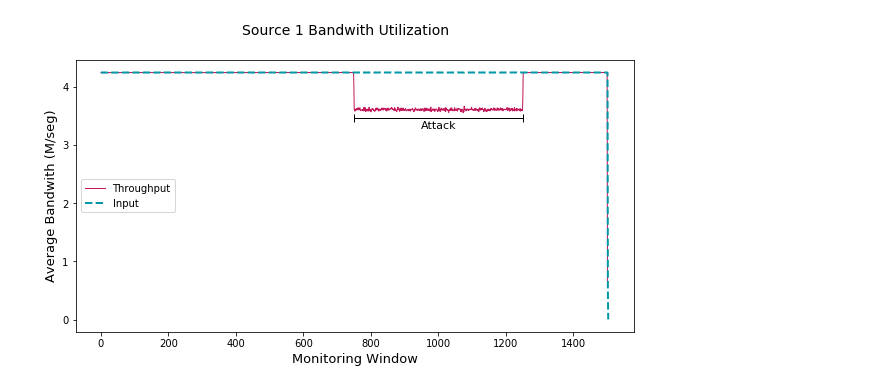
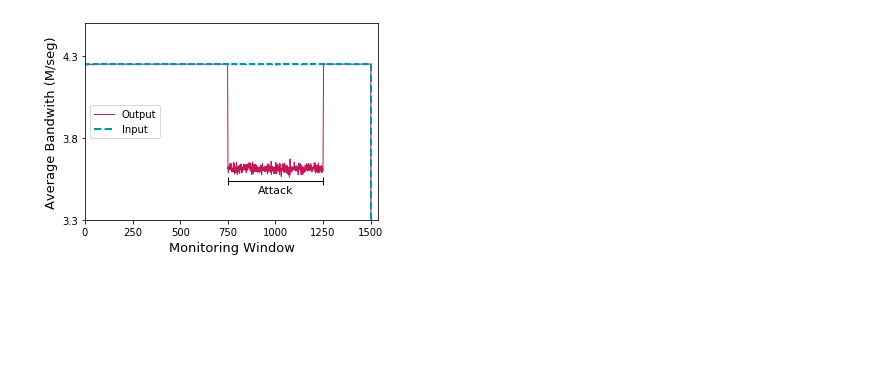
Before and after one commit to andreyqg/ddosmitigation, a Jupyter notebook: scripts/calibrateddosd/Bandwith Usage.ipynb, the cells around one changed output. Cells and saved outputs as stored; diff of their text form; code cells hidden in the pictures; blank space fills up the shorter version.

```diff
--- a/scripts/calibrateddosd/Bandwith Usage.ipynb
+++ b/scripts/calibrateddosd/Bandwith Usage.ipynb
@@ -80,27 +94,32 @@ plt.savefig('bandwith21.pdf')
 # %%
 import pandas as pd
 import matplotlib.pyplot as plt
 import csv
 import numpy as np
 
 ### Statistics each 327 seconds, corresponding to 1 observation window ###
 
 ### Statistics per observation window ### SW11
 stats11entry = pd.read_csv("stats11entry.txt",delimiter='|',usecols=[3])
 stats11 = pd.read_csv("stats11.txt",delimiter='|',usecols=[3])
 
 
-plt.figure(figsize=(10, 5))
-plt.suptitle('Source 1 Bandwith Utilization', fontsize=14)
-plt.plot(stats11/100000,color='#C2185B', lw=1,label='Throughput')
+plt.figure(figsize=(5, 3.5))
+#plt.suptitle('Source 1 Bandwith Utilization', fontsize=14)
+plt.plot(stats11/100000,color='#C2185B', lw=1,label='Output')
 plt.plot(stats11entry/100000,color='#0097A7',lw=2,linestyle='--', label='Input')
 
-plt.errorbar((1000,),(3.46,), xerr=251, ecolor='black', linestyle='-.',  mew=1,capsize=4, label=None, lw=1)
-plt.text(1000, 3.25,'Attack', ha='center', va='bottom', color='black', fontsize=11)
+plt.errorbar((1000,),(3.54,), xerr=251, ecolor='black', linestyle='-.',  mew=1,capsize=4, label=None, lw=1)
+plt.text(1000, 3.45,'Attack', ha='center', va='bottom', color='black', fontsize=11)
 
 plt.xlabel('Monitoring Window',fontsize=13)
 plt.ylabel('Average Bandwith (M/seg)',fontsize=13)
+plt.xlim(0,1540)
+plt.xticks(np.arange(0, 1540, 250))
+plt.ylim(3.3,4.5)
+plt.yticks(np.arange(3.3, 4.6, 0.5))
 plt.legend(loc='center left')
-plt.savefig('bandwith21.pdf')
+plt.tight_layout()
+plt.savefig('bandwith11.pdf')
 # %% [output]
-[figure, old version]
+[figure, new version]
```
Also changed, not shown: parts of 3 cells of this notebook.
